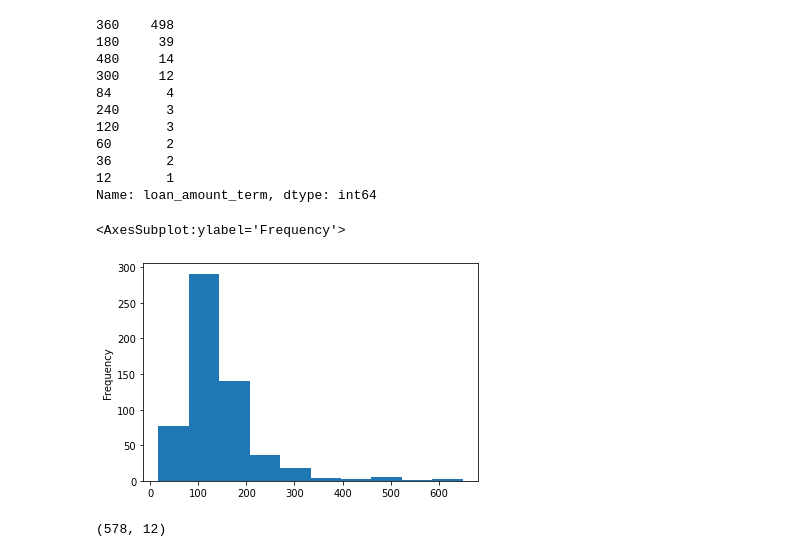
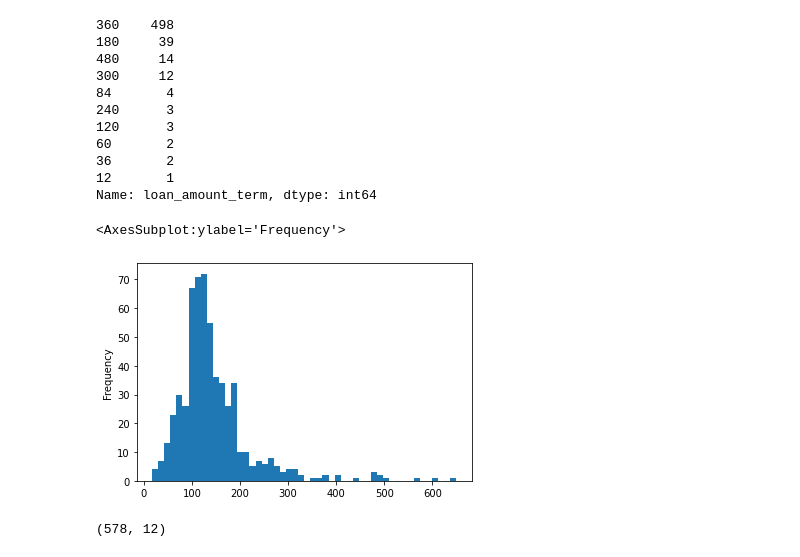
Before and after one commit to Frank-Howd/DS-Unit-2-Applied-Modeling, a Jupyter notebook: module2-wrangle-ml-datasets/Build_Week_Project_TakeII.ipynb, the cells around one changed output. Drawn from its saved outputs; the diff is of its cells as text; code cells hidden in the pictures.

```diff
--- a/module2-wrangle-ml-datasets/Build_Week_Project_TakeII.ipynb
+++ b/module2-wrangle-ml-datasets/Build_Week_Project_TakeII.ipynb
@@ -150,10 +150,10 @@ train['loan_amount_term'].value_counts(dropna=False)
 12       1
 Name: loan_amount_term, dtype: int64
 # %%
-train['loan_amount'].plot(kind='hist')
+train['loan_amount'].plot(kind='hist', bins=50)
 # %% [output]
 <AxesSubplot:ylabel='Frequency'>
-[figure, old version]
+[figure, new version]
 # %%
 # EDA
 
```
Also changed, not shown: parts of 11 cells of this notebook, 2 other files.
